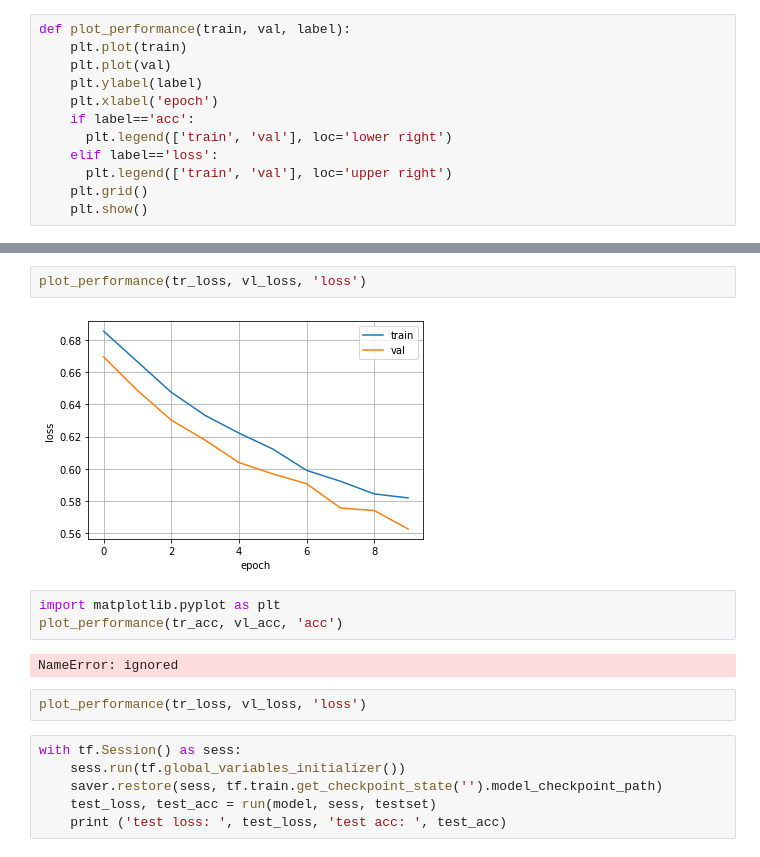
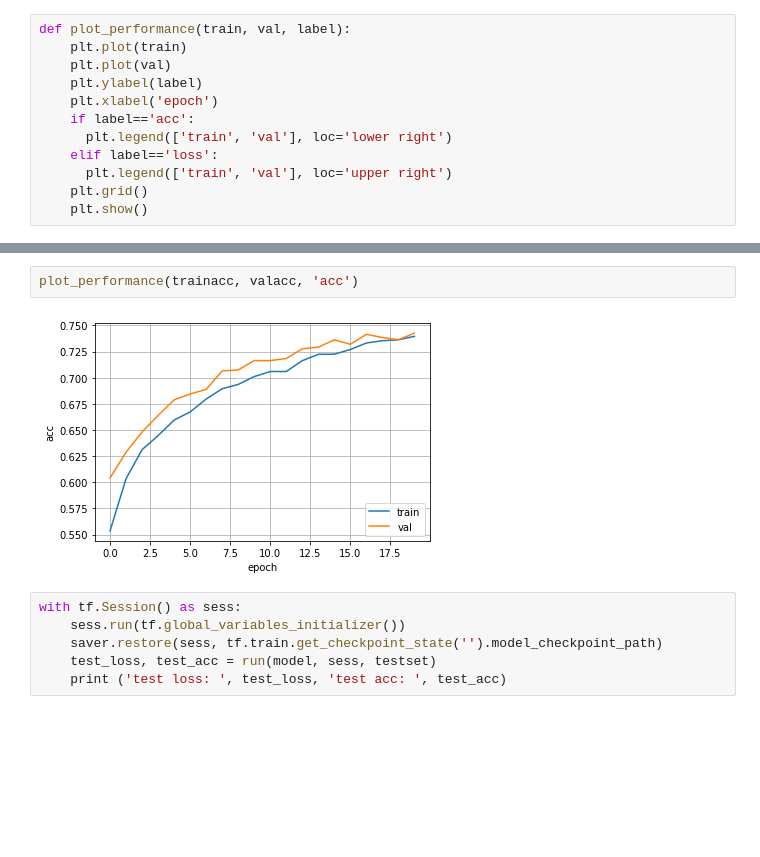
Before and after one commit to FaridRasulov/QRNN, a Jupyter notebook: QRNN.ipynb, the cells around one changed output, grey strips where cells are left out. Saved outputs shown, nothing was run; the diff lists cells and outputs as text; blank space fills up the shorter version.

```diff
--- a/QRNN.ipynb
+++ b/QRNN.ipynb
@@ -343,14 +405,7 @@ plot_performance(tr_acc, vl_acc, 'acc')
-# %%
-plot_performance(tr_loss, vl_loss, 'loss')
-# %% [output]
-[figure, removed]
-# %%
-import matplotlib.pyplot as plt
-plot_performance(tr_acc, vl_acc, 'acc')
-# %% [output]
-NameError: ignored
-# %%
-plot_performance(tr_loss, vl_loss, 'loss')
+# %%
+plot_performance(trainacc, valacc, 'acc')
+# %% [output]
+[figure, added]
 # %%
 with tf.Session() as sess:
     sess.run(tf.global_variables_initializer())
```
Also changed, not shown: parts of 21 cells of this notebook.
